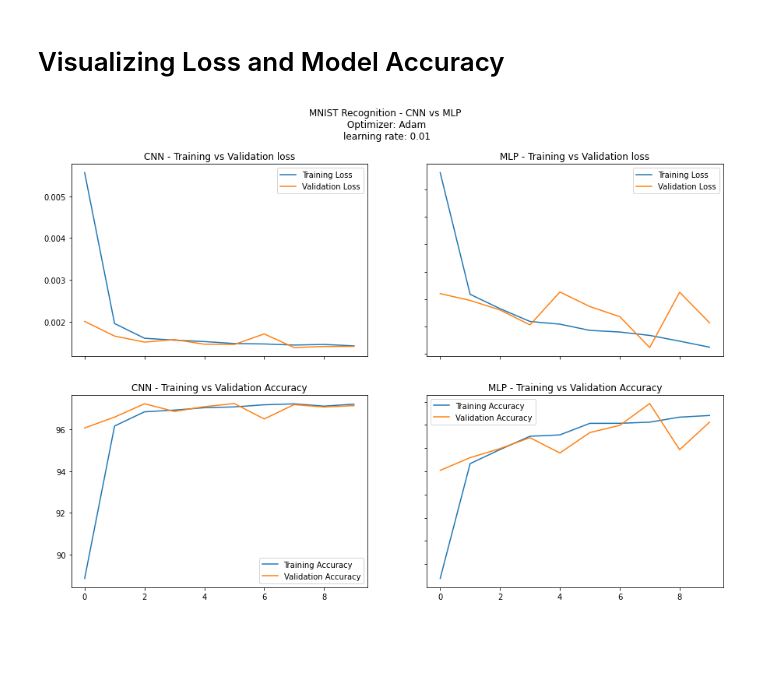
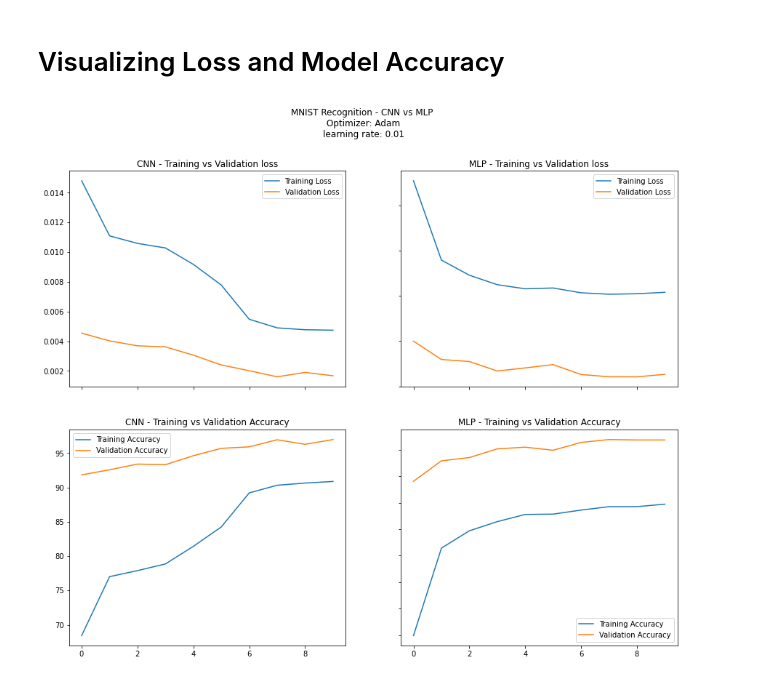
Before and after one commit to m-dhaka/mnist-handwriting-recognition, a Jupyter notebook: handwriting_recognition.ipynb, the cells around one changed output. Drawn from its saved outputs; the diff is of its cells as text; code cells hidden in the pictures; blank space fills up the shorter version.

Commit message:
Add image enhancements to reduce overfitting

```diff
--- a/handwriting_recognition.ipynb
+++ b/handwriting_recognition.ipynb
@@ -23,13 +23,20 @@ from torch.optim.lr_scheduler import StepLR
 
 We create the transforms for training and validation, create training and validation datasets, and Dataloaders.
 # %%
+batch_size = 64
 transform_training = transforms.Compose([
+                                        transforms.RandomAffine(degrees=(20),
+                                                                translate=(0.1, 0.1),
+                                                                scale=(0.8, 1.2)),
+                                        transforms.RandomAdjustSharpness(sharpness_factor=2),
                                         transforms.ToTensor(),
-                                        transforms.Normalize((0.5), (0.5)),
+                                        transforms.Normalize((0.1310), (0.3085)),
+                                        # transforms.Normalize((0.5), (0.5)),
                                         ])
 transform_validation = transforms.Compose([
                                         transforms.ToTensor(),
-                                        transforms.Normalize((0.5), (0.5)),
+                                        transforms.Normalize((0.1310), (0.3085)),
+                                        # transforms.Normalize((0.5), (0.5)),
                                         ])
 training_set = datasets.MNIST(root="data", train=True, download=True, transform=transform_training)
 validation_set = datasets.MNIST(root="data", train=False, download=True, transform=transform_validation)
@@ -36,6 +59,6 @@ validation_set = datasets.MNIST(root="data", train=False, download=True, transfo
 # %%
-train_loader = DataLoader(training_set, batch_size=64, shuffle=True)
-test_loader = DataLoader(validation_set, batch_size=64)
+train_loader = DataLoader(training_set, batch_size=batch_size, shuffle=True)
+test_loader = DataLoader(validation_set, batch_size=batch_size)
 # %% [markdown]
 ### Visualizing the data and associated labels
 # %%
@@ -249,37 +272,37 @@ Epoch 10 validation accuracy: 94.12% validation loss: 0.00357
 # %% [markdown]
 # Visualizing Loss and Model Accuracy
 # %%
-fig, ((ax1, ax2), (ax3, ax4)) = plt.subplots(2, 2, figsize=(15,10))
+fig, ((ax1, ax2), (ax3, ax4)) = plt.subplots(2, 2, figsize=(15,12))
 fig.suptitle('MNIST Recognition - CNN vs MLP \n Optimizer: Adam \nlearning rate: '+ format(learning_rate))
 
 # CNN Model Loss
 ax1.plot(training_loss_history_cnn, label="Training Loss")
 ax1.plot(val_loss_history_cnn, label="Validation Loss")
 ax1.title.set_text('CNN - Training vs Validation loss')
 ax1.legend()
 
 # CNN Model Accuracy
 ax3.plot(training_acc_history_cnn, label="Training Accuracy")
 ax3.plot(val_acc_history_cnn, label="Validation Accuracy")
 ax3.title.set_text('CNN - Training vs Validation Accuracy')
 ax3.legend()
 
 
 # MLP Model Loss
 ax2.plot(training_loss_history_mlp, label="Training Loss")
 ax2.plot(val_loss_history_mlp, label="Validation Loss")
 ax2.title.set_text('MLP - Training vs Validation loss')
 ax2.legend()
 
 
 # MLP Model Accuracy
 ax4.plot(training_acc_history_mlp, label="Training Accuracy")
 ax4.plot(val_acc_history_mlp, label="Validation Accuracy")
 ax4.title.set_text('MLP - Training vs Validation Accuracy')
 ax4.legend()
 
 
 for ax in fig.get_axes():
     ax.label_outer()
 # %% [output]
-[figure, old version]
+[figure, new version]
```
Also changed, not shown: parts of 4 cells of this notebook.
